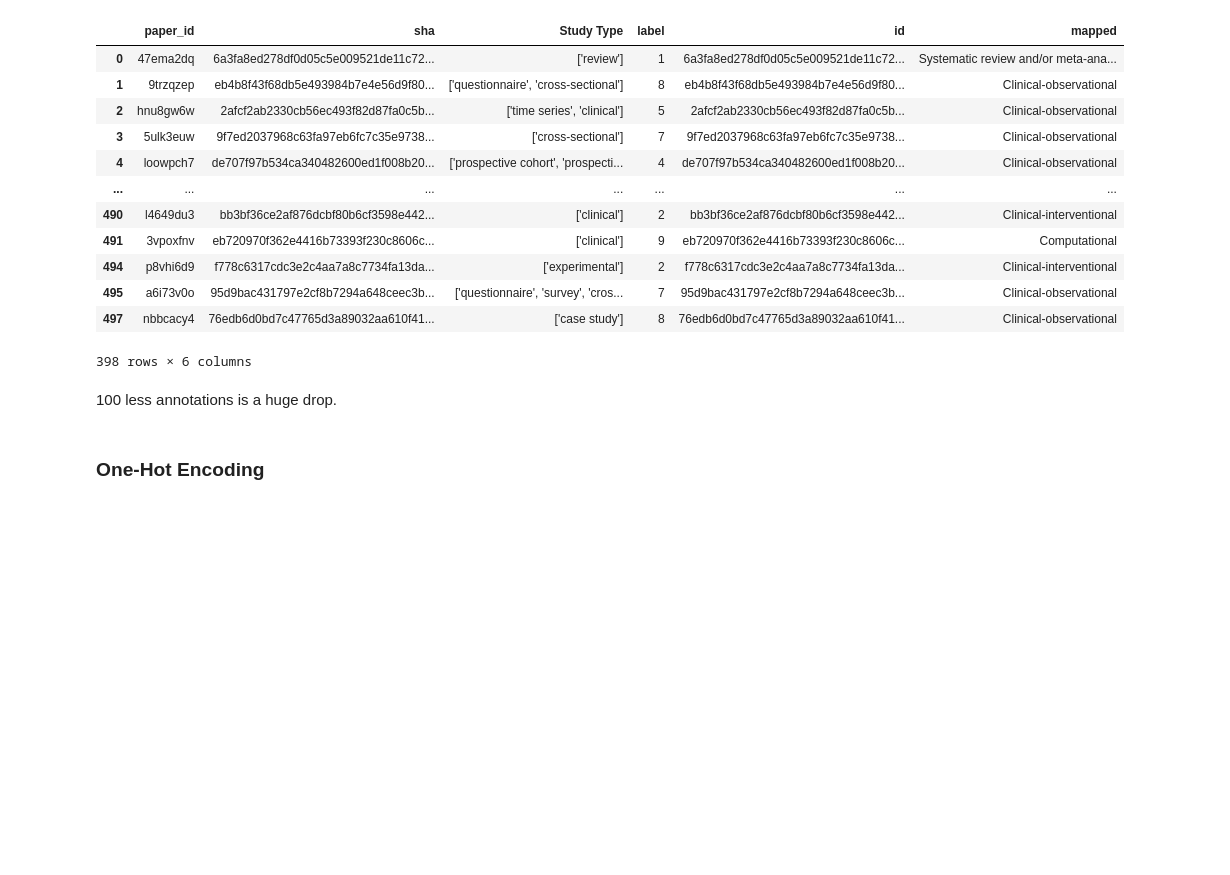
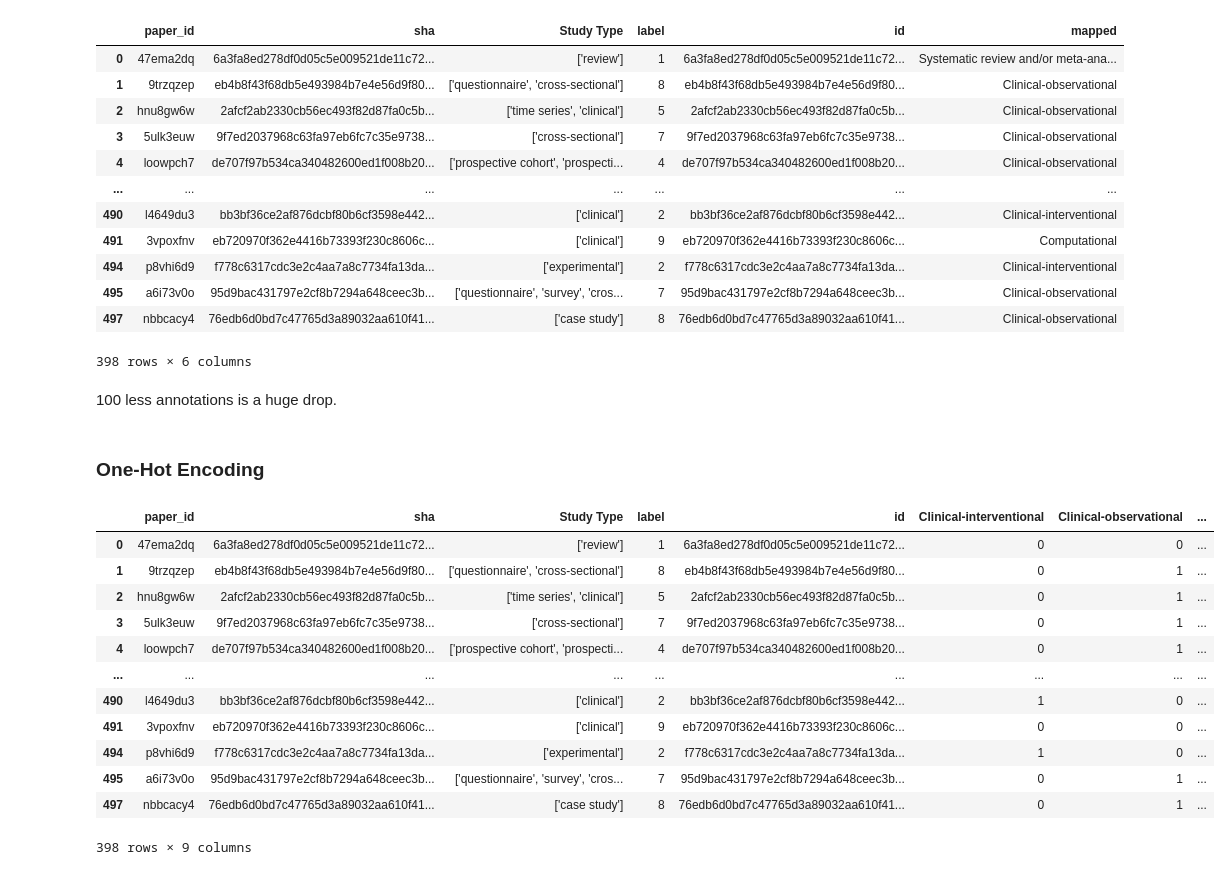
Before and after one commit to CoronaWhy/Classy, a Jupyter notebook: datasets/StudyTypeAnnotations.ipynb, the cells around one changed output. Saved outputs shown, nothing was run; the diff lists cells and outputs as text; code cells hidden in the pictures; blank space fills up the shorter version.

Commit message:
Code for StudyTypeAnnotations2.csv

```diff
--- a/datasets/StudyTypeAnnotations.ipynb
+++ b/datasets/StudyTypeAnnotations.ipynb
@@ -259,3 +259,24 @@ kg_merge
 100 less annotations is a huge drop.
 # %% [markdown]
 ### One-Hot Encoding
+# %%
+one_hot = pd.get_dummies(kg_merge['mapped'])
+#drop mapped column as it is encoded now
+kg_merge = kg_merge.drop('mapped',axis = 1)
+# Join the encoded mapped to df3
+kg_merge = kg_merge.join(one_hot)
+kg_merge
+# %% [output]
+|  | paper_id | sha | Study Type | label | id | Clinical-interventional | Clinical-observational | ... |
+| 0 | 47ema2dq | 6a3fa8ed278df0d05c5e009521de11c72... | ['review'] | 1 | 6a3fa8ed278df0d05c5e009521de11c72... | 0 | 0 | ... |
+| 1 | 9trzqzep | eb4b8f43f68db5e493984b7e4e56d9f80... | ['questionnaire', 'cross-sectional'] | 8 | eb4b8f43f68db5e493984b7e4e56d9f80... | 0 | 1 | ... |
+| 2 | hnu8gw6w | 2afcf2ab2330cb56ec493f82d87fa0c5b... | ['time series', 'clinical'] | 5 | 2afcf2ab2330cb56ec493f82d87fa0c5b... | 0 | 1 | ... |
+| 3 | 5ulk3euw | 9f7ed2037968c63fa97eb6fc7c35e9738... | ['cross-sectional'] | 7 | 9f7ed2037968c63fa97eb6fc7c35e9738... | 0 | 1 | ... |
+| 4 | loowpch7 | de707f97b534ca340482600ed1f008b20... | ['prospective cohort', 'prospecti... | 4 | de707f97b534ca340482600ed1f008b20... | 0 | 1 | ... |
+| ... | ... | ... | ... | ... | ... | ... | ... | ... |
+| 490 | l4649du3 | bb3bf36ce2af876dcbf80b6cf3598e442... | ['clinical'] | 2 | bb3bf36ce2af876dcbf80b6cf3598e442... | 1 | 0 | ... |
+| 491 | 3vpoxfnv | eb720970f362e4416b73393f230c8606c... | ['clinical'] | 9 | eb720970f362e4416b73393f230c8606c... | 0 | 0 | ... |
+| 494 | p8vhi6d9 | f778c6317cdc3e2c4aa7a8c7734fa13da... | ['experimental'] | 2 | f778c6317cdc3e2c4aa7a8c7734fa13da... | 1 | 0 | ... |
+| 495 | a6i73v0o | 95d9bac431797e2cf8b7294a648ceec3b... | ['questionnaire', 'survey', 'cros... | 7 | 95d9bac431797e2cf8b7294a648ceec3b... | 0 | 1 | ... |
+| 497 | nbbcacy4 | 76edb6d0bd7c47765d3a89032aa610f41... | ['case study'] | 8 | 76edb6d0bd7c47765d3a89032aa610f41... | 0 | 1 | ... |
+398 rows × 9 columns
```
Also changed, not shown: parts of 91 cells of this notebook.
